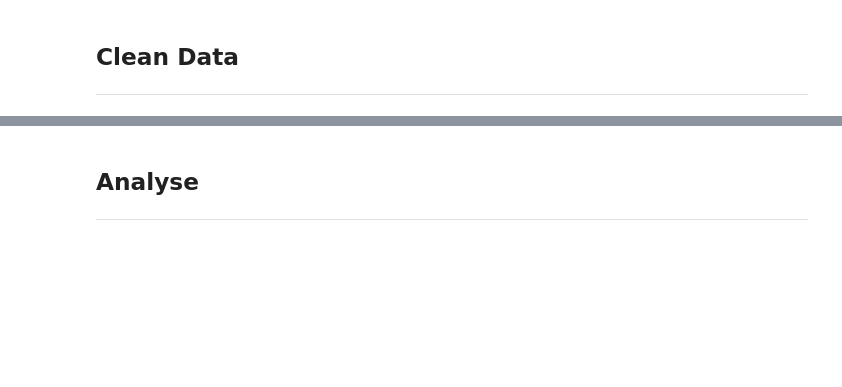
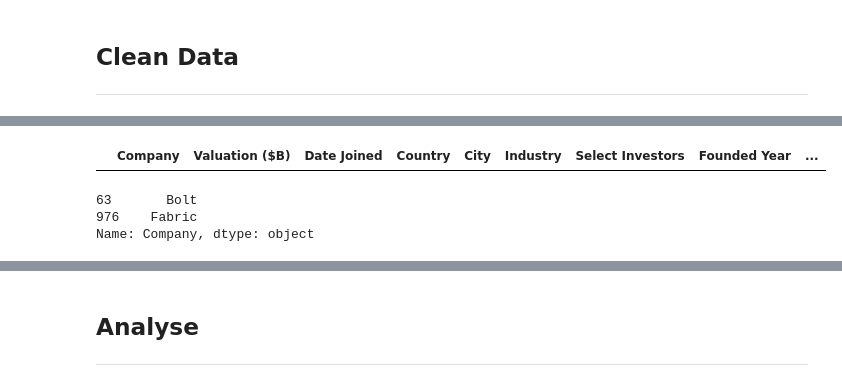
Before and after one commit to kieran-molloy/UCDPA_kieranmolloy, a Jupyter notebook: UnicornCompanies_v3.ipynb, the cells around one changed output, grey strips where cells are left out. Cells and saved outputs as stored; diff of their text form; code cells hidden in the pictures; blank space fills up the shorter version.

```diff
--- a/UnicornCompanies_v3.ipynb
+++ b/UnicornCompanies_v3.ipynb
@@ -140,12 +293,18 @@ display(df_unicorn_companies)
 # %%
 # determine if there are any full row duplicates
-duplicateRows = df_unicorn_companies[df_unicorncompanies.duplicated()]
+duplicateRows = df_unicorn_companies[df_unicorn_companies.duplicated()]
 # None found
 display(duplicateRows)
+# %% [output]
+|  | Company | Valuation ($B) | Date Joined | Country | City | Industry | Select Investors | Founded Year | ... |
 # %%
 # determine if there are any unicorn company name duplicates
-duplicateRows = df_unicorn_companies[df_unicorncompanies.duplicated(['Company'])]
+duplicateRows = df_unicorn_companies[df_unicorn_companies.duplicated(['Company'])]
 display(duplicateRows['Company'])
+# %% [output]
+63       Bolt
+976    Fabric
+Name: Company, dtype: object
 # %%
 # determine if there are Company Name duplicates
 duplicateCompanies = df_unicorn_companies['Company'].isin(['Bolt','Fabric'])
```
Also changed, not shown: parts of 16 cells of this notebook.
